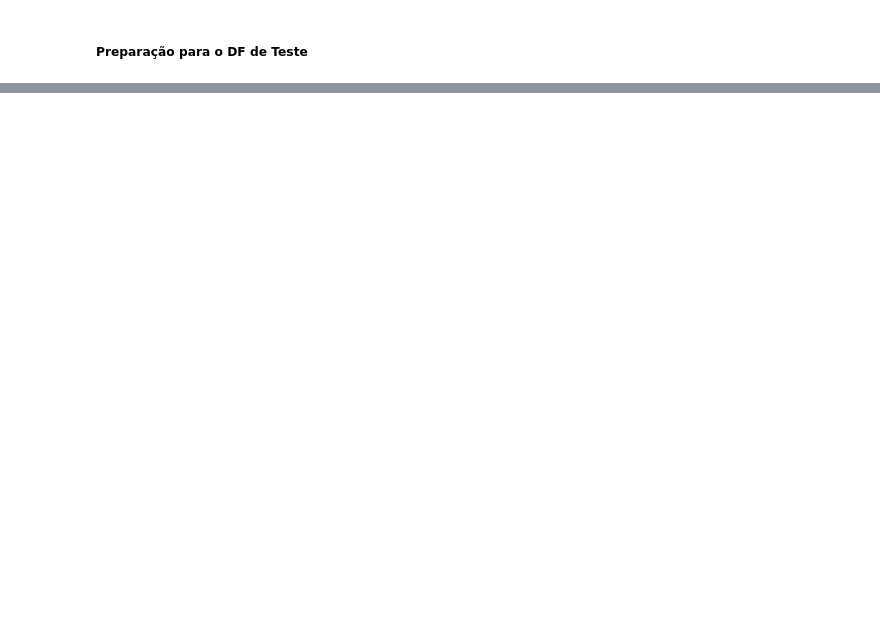
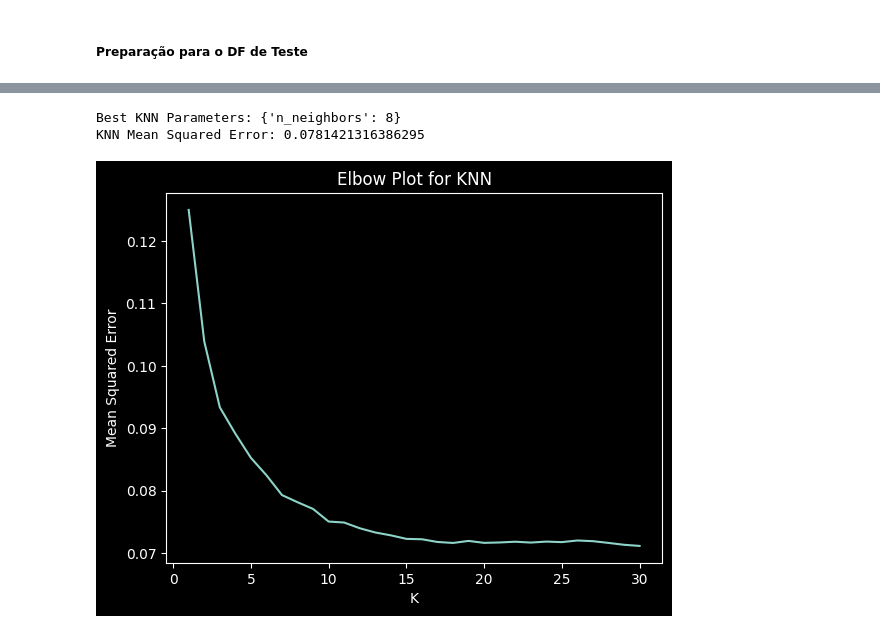
Before and after one commit to joaopcvieira/CMC-13, a Jupyter notebook: Lab Final/main.ipynb, the cells around one changed output, grey strips where cells are left out. Saved outputs shown, nothing was run; the diff lists cells and outputs as text; code cells hidden in the pictures; blank space fills up the shorter version.

Commit message:
first models implemented

```diff
--- a/Lab Final/main.ipynb
+++ b/Lab Final/main.ipynb
@@ -314,0 +417,50 @@ df_test
+# %%
+# Definir os hiperparâmetros a serem ajustados
+knn_params = {'n_neighbors': range(1, 31)}
+
+# Inicializar o modelo
+knn = KNeighborsRegressor()
+
+# Configurar a validação cruzada com GridSearchCV
+knn_grid = GridSearchCV(knn, knn_params, cv=10, scoring='neg_mean_squared_error', n_jobs=-1)
+
+# Treinar o modelo
+knn_grid.fit(X_train, y_train)
+
+# Melhor hiperparâmetro
+print("Best KNN Parameters:", knn_grid.best_params_)
+
+# Prever no conjunto de teste
+knn_predictions = knn_grid.predict(X_test)
+
+# Avaliar o modelo
+knn_mse = mean_squared_error(y_test, knn_predictions)
+print("KNN Mean Squared Error:", knn_mse)
+# %% [output]
+Best KNN Parameters: {'n_neighbors': 8}
+KNN Mean Squared Error: 0.0781421316386295
+# %%
+import matplotlib.pyplot as plt
+
+# Define the range of K values
+k_values = range(1, 31)
+
+# Initialize an empty list to store the MSE values
+mse_values = []
+
+# Calculate the MSE for each K value
+for k in k_values:
+    knn = KNeighborsRegressor(n_neighbors=k)
+    knn.fit(X_train, y_train)
+    knn_predictions = knn.predict(X_test)
+    mse = mean_squared_error(y_test, knn_predictions)
+    mse_values.append(mse)
+
+# Plot the elbow plot
+plt.plot(k_values, mse_values)
+plt.xlabel('K')
+plt.ylabel('Mean Squared Error')
+plt.title('Elbow Plot for KNN')
+plt.show()
+# %% [output]
+[figure, added]
```
Also changed, not shown: parts of 24 cells of this notebook, 2 other files.
